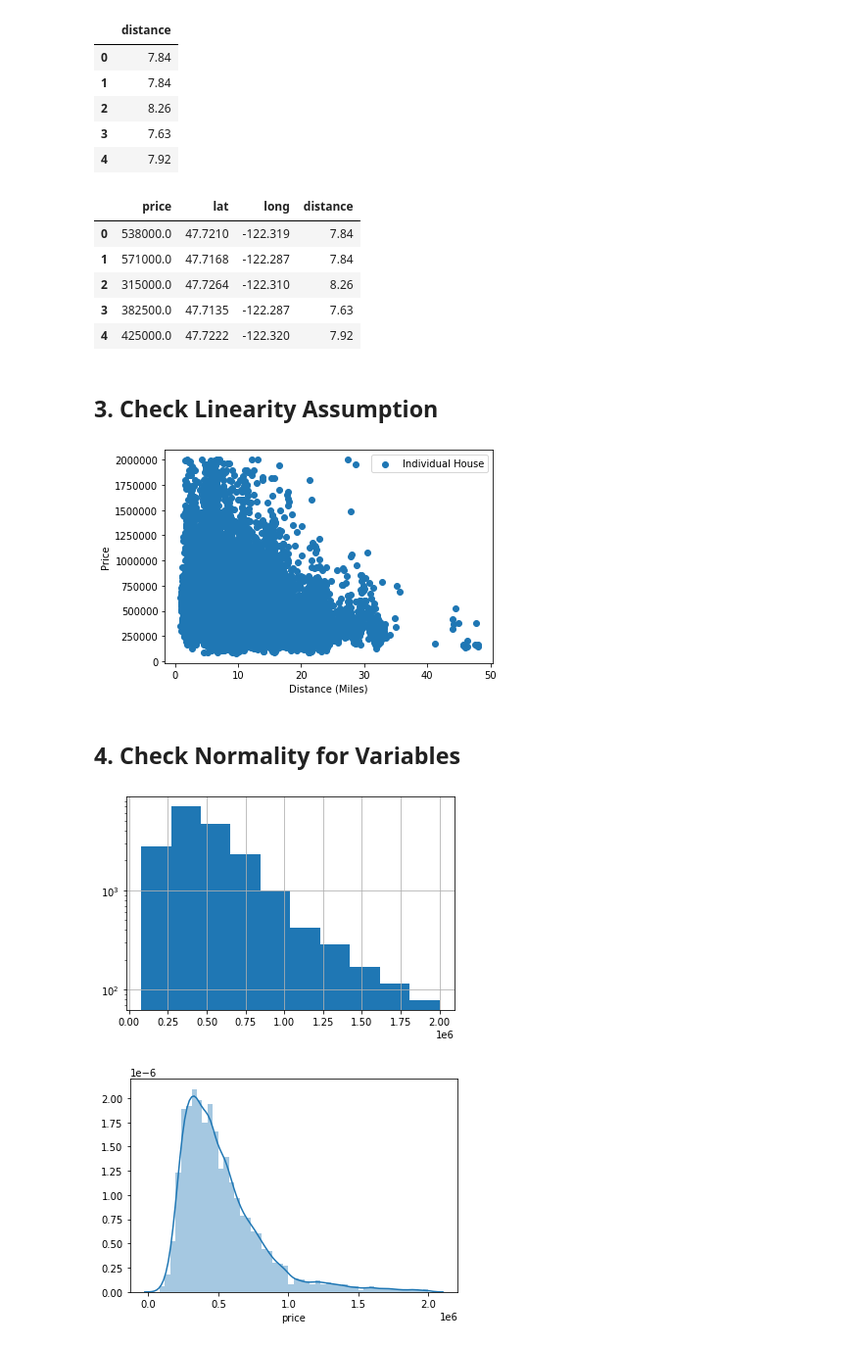
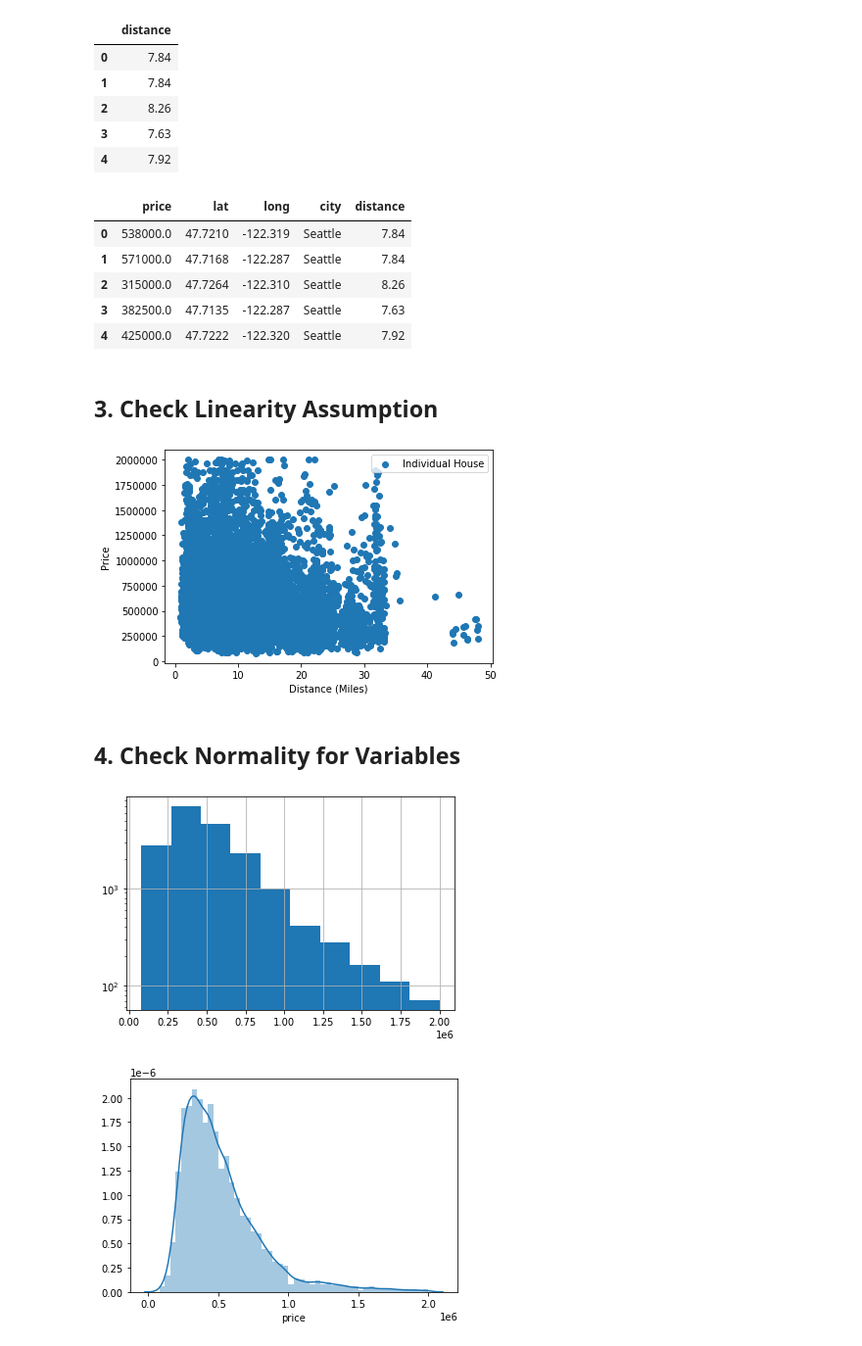
Before and after one commit to ttam37/dsc-mod-2-project-v2-1-onl01-dtsc-ft-052620, a Jupyter notebook: EDA Question 1.ipynb, the cells around one changed output. Shown at 98% size. Cells and saved outputs as stored; diff of their text form; code cells hidden in the pictures.

```diff
--- a/EDA Question 1.ipynb
+++ b/EDA Question 1.ipynb
@@ -16,4 +16,6 @@ warnings.filterwarnings('ignore')
 ## 1. Import Cleaned Data
 # %%
 data = pd.read_csv('csv_files/added_features_data.csv',index_col=0)
-cleaned_data = data
+dummy_data = pd.read_csv('csv_files/preprocessed_dummy_data.csv',index_col=0)
+
+final_data = pd.concat([data,dummy_data],axis=1)
@@ -49,6 +22,6 @@ data.head()
 # %%
 # dataframe for latitude and longitude for each house, and price
-df_house_location = data[['price','lat','long']]
+df_house_location = final_data[['price','lat','long','city']]
 
 df_house_location.head()
 # %% [output]
@@ -71,7 +44,7 @@ from haversine import haversine, Unit
 downtown_seattle_location = (47.608013, -122.335167)
 
 # latitude and longitude of each house in the cleaned dataset
-house_location = list(zip(data['lat'],data['long']))
+house_location = list(zip(df_house_location['lat'],df_house_location['long']))
 
 # calculate distance in miles between each house and downtown seattle
 distance = pd.DataFrame({'distance':[round(haversine(downtown_seattle_location, house, unit='mi'),2)
@@ -86,15 +59,15 @@ distance.head()
 | 4 | 7.92 |
 # %%
 # concat house and distance into one dataframe
-house_distance = pd.concat([df_house_location, distance],axis=1)
+house_distance = pd.concat([df_house_location, distance],axis=1).dropna()
 house_distance.head()
 # %% [output]
-|  | price | lat | long | distance |
-| 0 | 538000.0 | 47.7210 | -122.319 | 7.84 |
-| 1 | 571000.0 | 47.7168 | -122.287 | 7.84 |
-| 2 | 315000.0 | 47.7264 | -122.310 | 8.26 |
-| 3 | 382500.0 | 47.7135 | -122.287 | 7.63 |
-| 4 | 425000.0 | 47.7222 | -122.320 | 7.92 |
+|  | price | lat | long | city | distance |
+| 0 | 538000.0 | 47.7210 | -122.319 | Seattle | 7.84 |
+| 1 | 571000.0 | 47.7168 | -122.287 | Seattle | 7.84 |
+| 2 | 315000.0 | 47.7264 | -122.310 | Seattle | 8.26 |
+| 3 | 382500.0 | 47.7135 | -122.287 | Seattle | 7.63 |
+| 4 | 425000.0 | 47.7222 | -122.320 | Seattle | 7.92 |
 # %% [markdown]
 ## 3. Check Linearity Assumption
 # %%
@@ -105,13 +78,13 @@ plt.ylabel('Price')
 plt.legend()
 plt.show()
 # %% [output]
-[figure, old version]
+[figure, new version]
 # %% [markdown]
 ## 4. Check Normality for Variables
 # %%
 house_distance['price'].hist().set_yscale('log')
 # %% [output]
-[figure, old version]
+[figure, new version]
 # %%
 sns.distplot(house_distance['price']);
 # %% [output]
```
Also changed, not shown: parts of 10 cells of this notebook, 20 other files.
